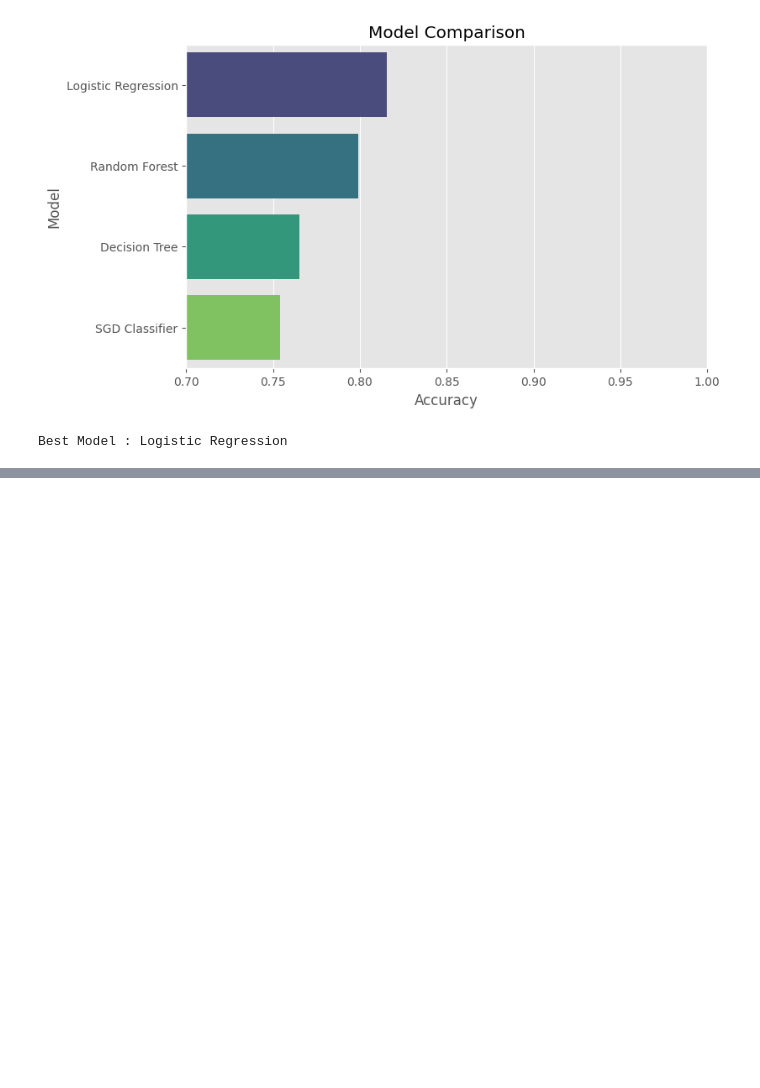
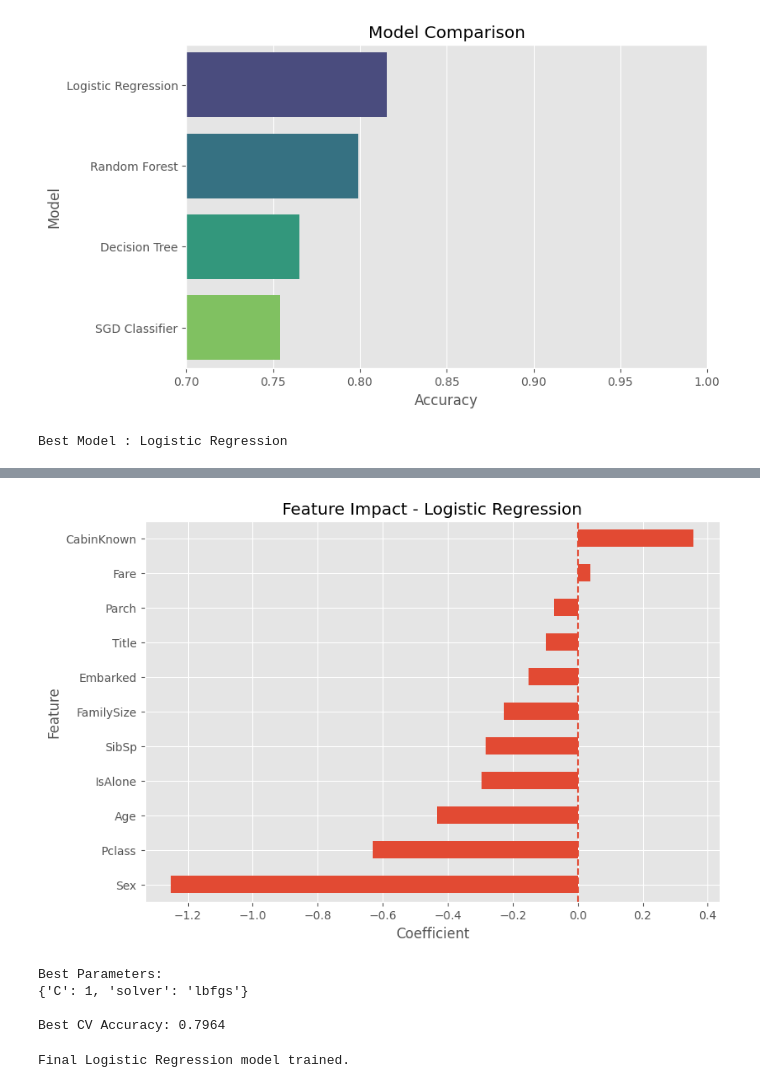
Before and after one commit to bhushan-ssh/Titanic_Survival_Prediction, a Jupyter notebook: Titanic_Survival_Prediction.ipynb, the cells around one changed output, grey strips where cells are left out. Drawn from its saved outputs; the diff is of its cells as text; code cells hidden in the pictures; blank space fills up the shorter version.

```diff
--- a/Titanic_Survival_Prediction.ipynb
+++ b/Titanic_Survival_Prediction.ipynb
@@ -727,7 +569,0 @@ np.float64(0.8230769230769232)
-# %%
-final_model = RandomForestClassifier(
-    **grid.best_params_,
-    random_state=42
-)
-
-final_model.fit(X,y)
@@ -765,0 +697,7 @@ Submission File Saved Successfully!
+# %%
+coefficients = pd.Series(
+    best_model.coef_[0],
+    index=X.columns
+).sort_values()
+
+coefficients
@@ -765,0 +717,60 @@ Submission File Saved Successfully!
+# %%
+plt.figure(figsize=(9, 6))
+
+coefficients.plot.barh()
+
+plt.axvline(
+    0,
+    linestyle="--"
+)
+
+plt.xlabel("Coefficient")
+plt.ylabel("Feature")
+plt.title("Feature Impact - Logistic Regression")
+
+plt.show()
+# %% [output]
+[figure, added]
+# %%
+param_grid = {
+    "C": [0.01, 0.1, 1, 10, 100],
+    "solver": ["liblinear", "lbfgs"]
+}
+
+grid = GridSearchCV(
+    LogisticRegression(
+        max_iter=2000,
+        random_state=42
+    ),
+    param_grid,
+    cv=5,
+    scoring="accuracy",
+    n_jobs=-1
+)
+
+grid.fit(X_train_scaled, y_train)
+
+print("Best Parameters:")
+print(grid.best_params_)
+
+print(f"\nBest CV Accuracy: {grid.best_score_:.4f}")
+# %% [output]
+Best Parameters:
+{'C': 1, 'solver': 'lbfgs'}
+
+Best CV Accuracy: 0.7964
+# %%
+final_model = LogisticRegression(
+    **grid.best_params_,
+    max_iter=2000,
+    random_state=42
+)
+
+final_model.fit(
+    X_train_scaled,
+    y_train
+)
+
+print("Final Logistic Regression model trained.")
+# %% [output]
+Final Logistic Regression model trained.
```
Also changed, not shown: parts of 40 cells of this notebook.
